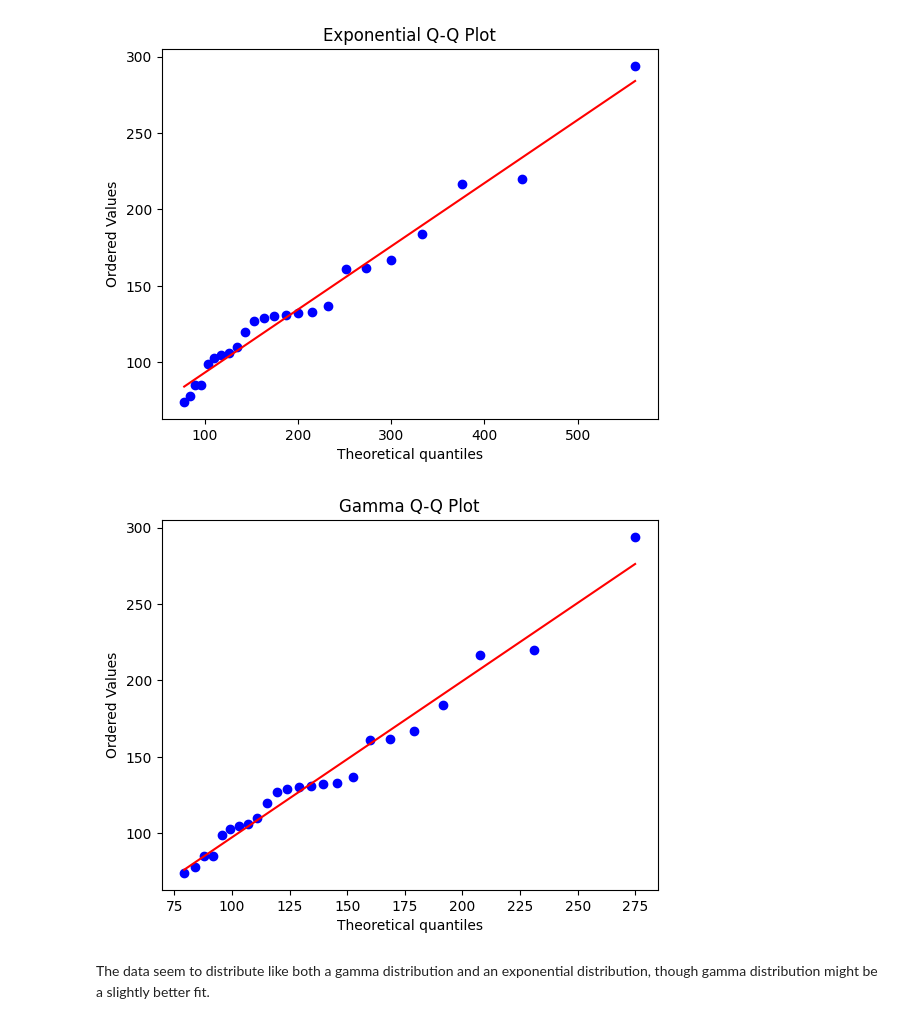
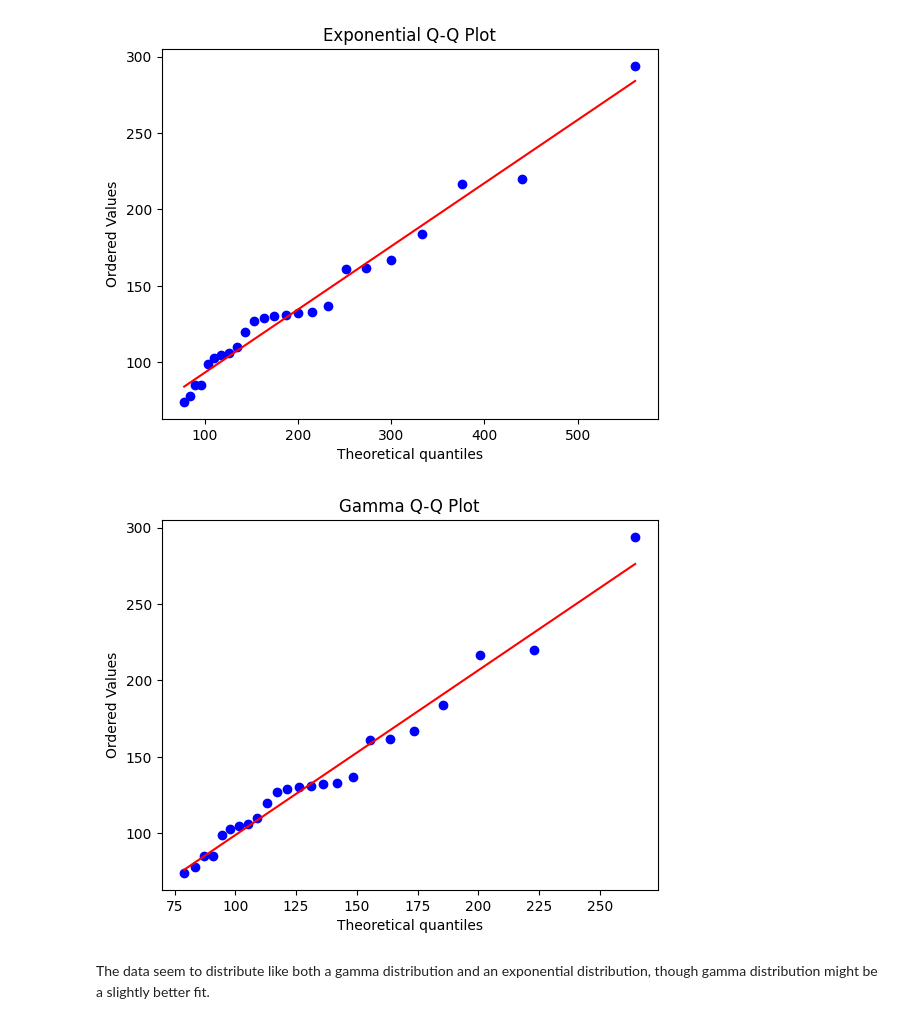
Before and after one commit to danicychao/Luta_waiting_time_hypothesis, a Jupyter notebook: luta_waiting_time_statistical_analysis.ipynb, the cells around one changed output. Cells and saved outputs as stored; diff of their text form; code cells hidden in the pictures.

```diff
--- a/luta_waiting_time_statistical_analysis.ipynb
+++ b/luta_waiting_time_statistical_analysis.ipynb
@@ -150,13 +151,13 @@ plt.show()
 # %%
 loc = min(current_waiting_seconds)
 alpha = (sample_mean - loc)**2 / sample_var
 theta = sample_var / (sample_mean - loc)
 
-stats.probplot(data['waiting_total_seconds'], dist=gamma, sparams=(alpha, loc, beta), plot=plt)
+stats.probplot(data['waiting_total_seconds'], dist=gamma, sparams=(alpha, loc, theta), plot=plt)
 plt.title("Gamma Q-Q Plot")
 plt.show()
 # %% [output]
-[figure, old version]
+[figure, new version]
 # %% [markdown]
 The data seem to distribute like both a gamma distribution and an exponential distribution, though gamma distribution might be a slightly better fit.
 # %% [markdown]
```
Also changed, not shown: parts of 2 cells of this notebook.
